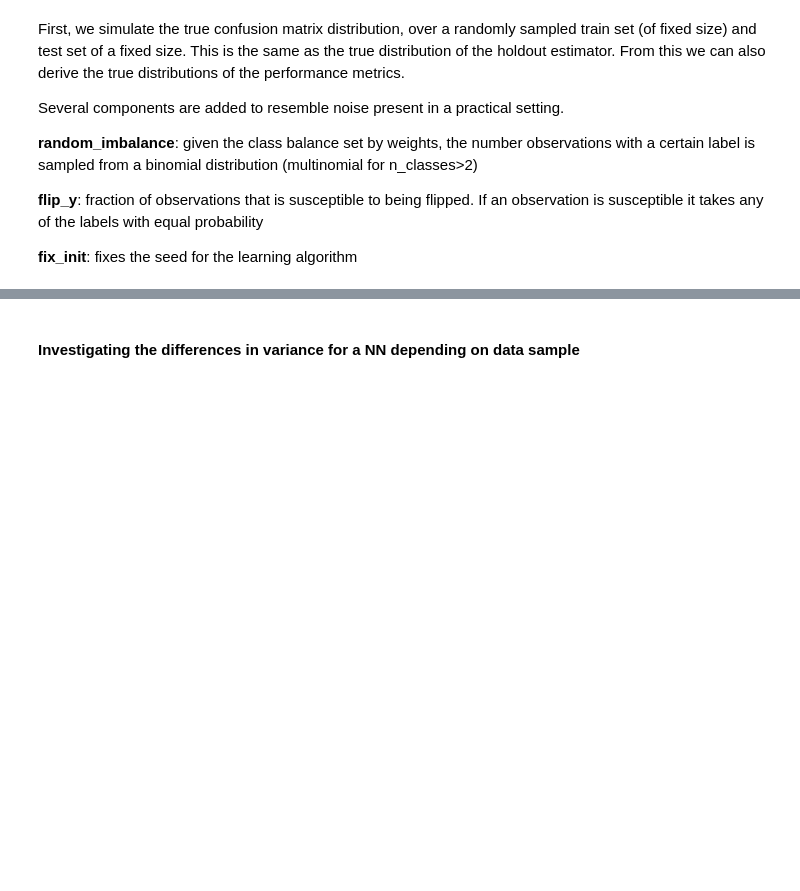
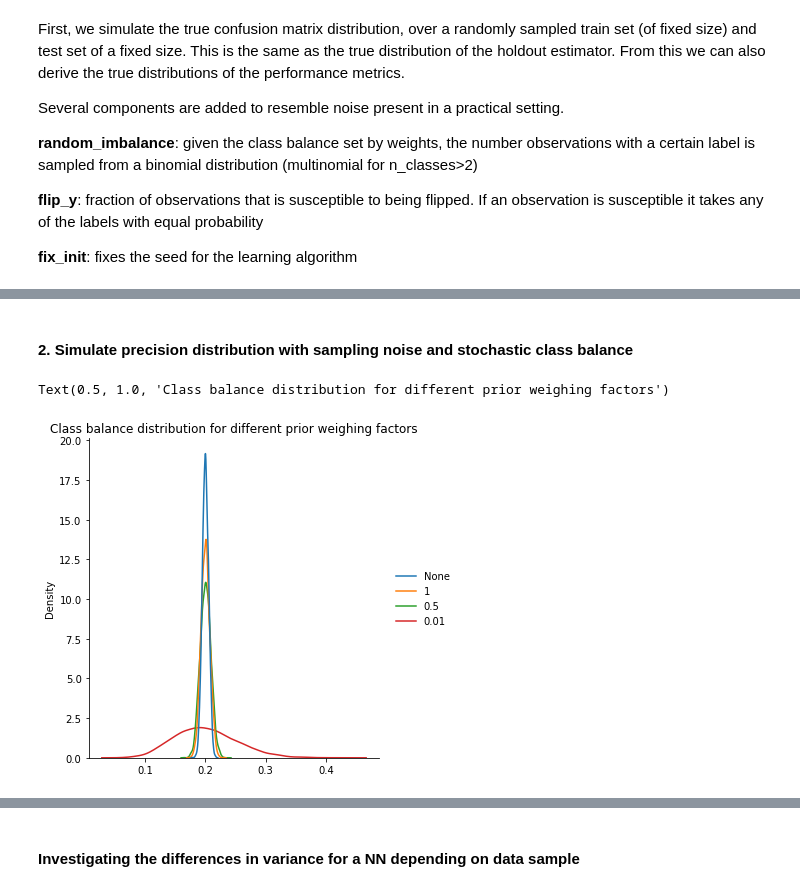
Before and after one commit to RUrlus/ModelMetricUncertaintyResearch, a Jupyter notebook: mmur/generators/CM experiments.ipynb, the cells around one changed output, grey strips where cells are left out. Cells and saved outputs as stored; diff of their text form; code cells hidden in the pictures; blank space fills up the shorter version.

```diff
--- a/mmur/generators/CM experiments.ipynb
+++ b/mmur/generators/CM experiments.ipynb
@@ -247,0 +226,44 @@ sns.displot(precs_GB)
+# %% [markdown]
+#### 2. Simulate precision distribution with sampling noise and stochastic class balance
+# %%
+# Function to simulate the observed balances
+# The class balance is determined by the sample size, mean balance defined by weights,
+# and another weighing term "imbalance_prior_frac" to inflate/deflate variance.
+
+def sim_random_balance(generator, imbalance_prior_frac, n_runs = 100):
+    generator.imbalance_prior_frac = imbalance_prior_frac
+    bal = []
+    for _ in range(n_runs):
+        X,y = generator.make_classification()
+        bal.append(np.mean(y))
+    return bal
+# %%
+# Simulating the class balance distribution
+
+train_size = 5000
+test_size = 1000
+weights = [0.8,0.2]
+flip_y = 0
+model_name = 'LR'
+nd_train = False
+n_runs = 5000
+
+random_imbalance = True
+random_state = 123
+
+generator = BlobGenerator(
+            train_size=train_size,
+            test_size=test_size,
+            weights=weights,
+            flip_y=flip_y,
+            random_imbalance = random_imbalance,
+            random_state=random_state)
+
+balance_distr = {}
+for imbalance_prior_frac in [None,1,0.5,0.01]:
+    balance_distr[str(imbalance_prior_frac)] = sim_random_balance(generator,imbalance_prior_frac,n_runs = n_runs)
+sns.displot(pd.DataFrame(balance_distr),kind='kde',common_norm = True)
+plt.title('Class balance distribution for different prior weighing factors')
+# %% [output]
+Text(0.5, 1.0, 'Class balance distribution for different prior weighing factors')
+[figure, added]
```
Also changed, not shown: parts of 65 cells of this notebook, 2 other files.
